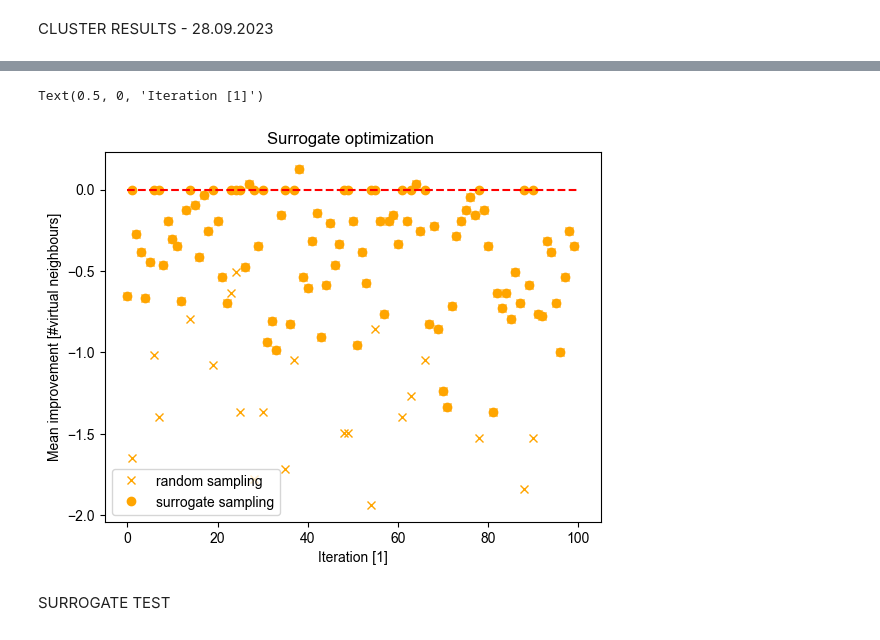
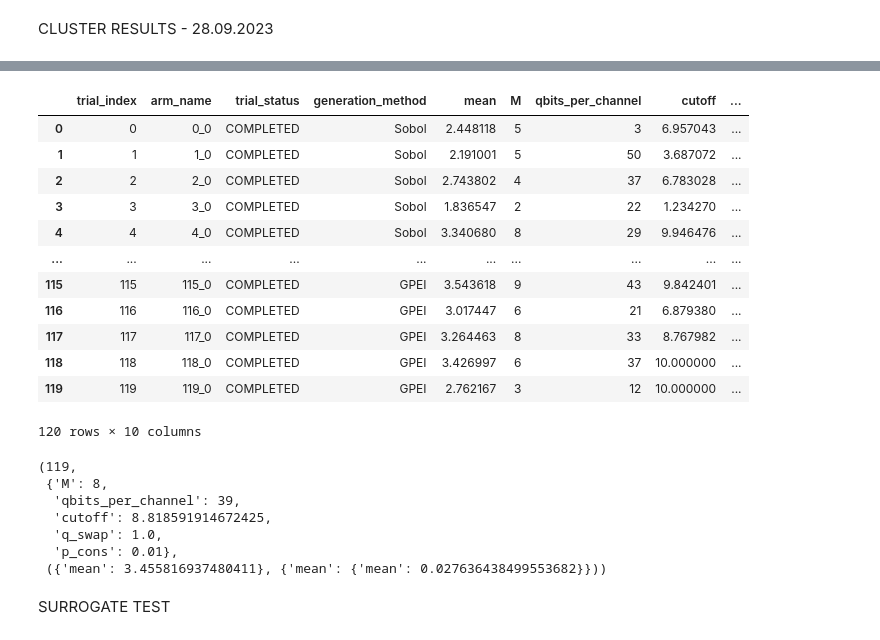
Before and after one commit to Luisenden/qnetsur, a Jupyter notebook: test.ipynb, the cells around one changed output, grey strips where cells are left out. Drawn from its saved outputs; the diff is of its cells as text; code cells hidden in the pictures.

```diff
--- a/test.ipynb
+++ b/test.ipynb
@@ -40,14 +112,29 @@ plt.legend()
-# %%
-plt.title('Surrogate optimization ')
-plt.plot(model.mean_improvement[:100], 'x', label='random sampling', color='orange')
-plt.plot(np.array(model.mean_improvement[:100]).T*np.array(model.opt_vec[:100]), 'o', label='surrogate sampling',color='orange')
-plt.hlines(0,0,100,colors='red',linestyles='dashed')
-plt.legend()
-plt.ylabel('Mean improvement [#virtual neighbours]')
-plt.xlabel('Iteration [1]')
-# %% [output]
-Text(0.5, 0, 'Iteration [1]')
-[figure, removed]
+# %%
+ax_experiment.get()
+# %% [output]
+|  | trial_index | arm_name | trial_status | generation_method | mean | M | qbits_per_channel | cutoff | ... |
+| 0 | 0 | 0_0 | COMPLETED | Sobol | 2.448118 | 5 | 3 | 6.957043 | ... |
+| 1 | 1 | 1_0 | COMPLETED | Sobol | 2.191001 | 5 | 50 | 3.687072 | ... |
+| 2 | 2 | 2_0 | COMPLETED | Sobol | 2.743802 | 4 | 37 | 6.783028 | ... |
+| 3 | 3 | 3_0 | COMPLETED | Sobol | 1.836547 | 2 | 22 | 1.234270 | ... |
+| 4 | 4 | 4_0 | COMPLETED | Sobol | 3.340680 | 8 | 29 | 9.946476 | ... |
+| ... | ... | ... | ... | ... | ... | ... | ... | ... | ... |
+| 115 | 115 | 115_0 | COMPLETED | GPEI | 3.543618 | 9 | 43 | 9.842401 | ... |
+| 116 | 116 | 116_0 | COMPLETED | GPEI | 3.017447 | 6 | 21 | 6.879380 | ... |
+| 117 | 117 | 117_0 | COMPLETED | GPEI | 3.264463 | 8 | 33 | 8.767982 | ... |
+| 118 | 118 | 118_0 | COMPLETED | GPEI | 3.426997 | 6 | 37 | 10.000000 | ... |
+| 119 | 119 | 119_0 | COMPLETED | GPEI | 2.762167 | 3 | 12 | 10.000000 | ... |
+120 rows × 10 columns
+# %%
+ax_experiment.get_best_trial()
+# %% [output]
+(119,
+ {'M': 8,
+  'qbits_per_channel': 39,
+  'cutoff': 8.818591914672425,
+  'q_swap': 1.0,
+  'p_cons': 0.01},
+ ({'mean': 3.455816937480411}, {'mean': {'mean': 0.027636438499553682}}))
 # %% [markdown]
 SURROGATE TEST
 # %%
```
Also changed, not shown: parts of 15 cells of this notebook, 7 other files.
